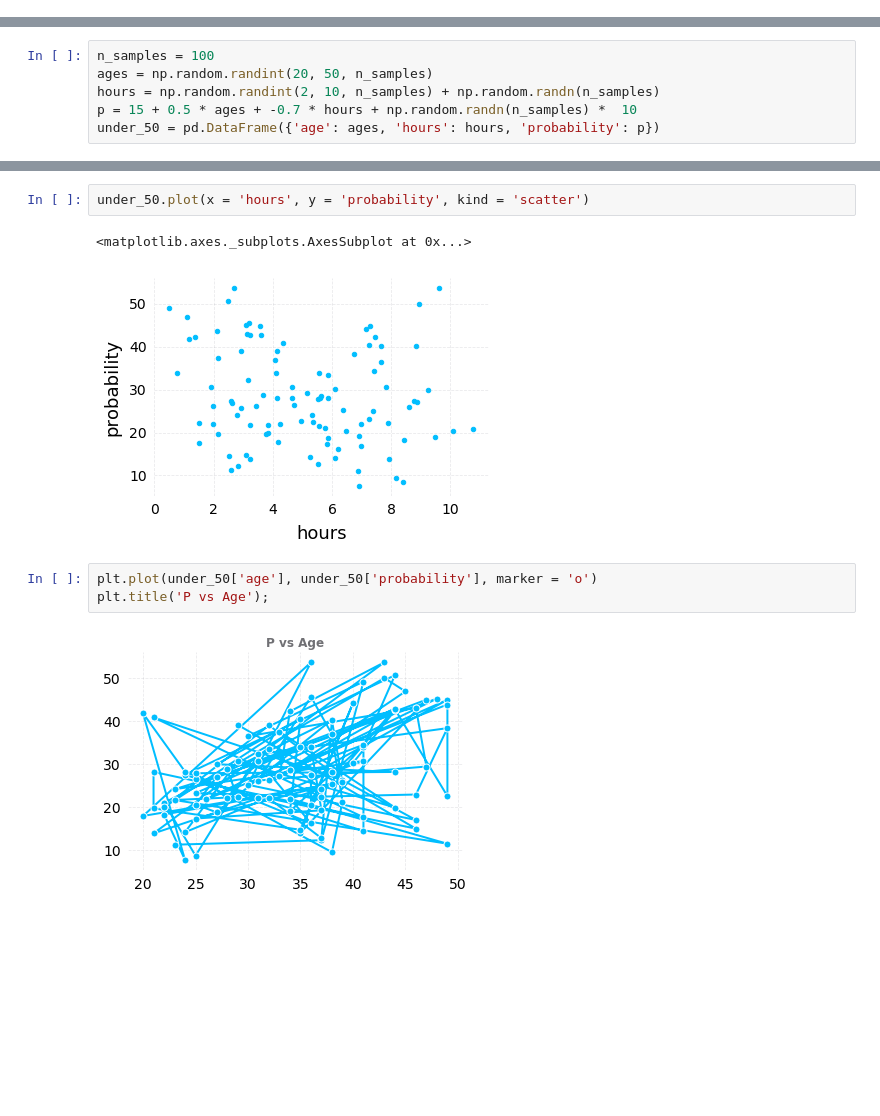
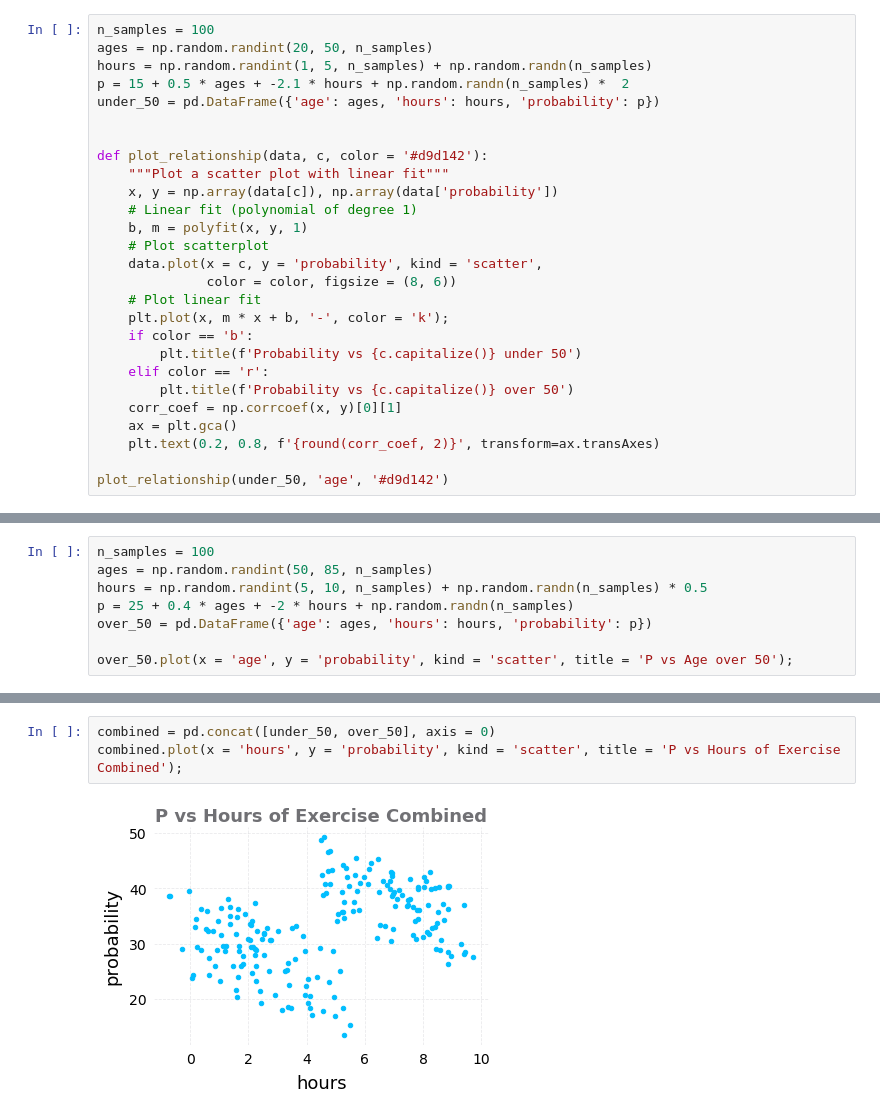
Before and after one commit to WillKoehrsen/Data-Analysis, a Jupyter notebook: statistics/Simpson's Paradox.ipynb, the cells around one changed output, grey strips where cells are left out. Drawn from its saved outputs; the diff is of its cells as text; blank space fills up the shorter version.

```diff
--- a/statistics/Simpson's Paradox.ipynb
+++ b/statistics/Simpson's Paradox.ipynb
@@ -37,0 +47,27 @@ data.round(2)
+# %%
+n_samples = 100
+ages = np.random.randint(20, 50, n_samples)
+hours = np.random.randint(1, 5, n_samples) + np.random.randn(n_samples)
+p = 15 + 0.5 * ages + -2.1 * hours + np.random.randn(n_samples) *  2
+under_50 = pd.DataFrame({'age': ages, 'hours': hours, 'probability': p})
+
+
+def plot_relationship(data, c, color = '#d9d142'):
+    """Plot a scatter plot with linear fit"""
+    x, y = np.array(data[c]), np.array(data['probability'])
+    # Linear fit (polynomial of degree 1)
+    b, m = polyfit(x, y, 1)
+    # Plot scatterplot
+    data.plot(x = c, y = 'probability', kind = 'scatter',
+              color = color, figsize = (8, 6))
+    # Plot linear fit
+    plt.plot(x, m * x + b, '-', color = 'k');
+    if color == 'b':
+        plt.title(f'Probability vs {c.capitalize()} under 50')
+    elif color == 'r':
+        plt.title(f'Probability vs {c.capitalize()} over 50')
+    corr_coef = np.corrcoef(x, y)[0][1]
+    ax = plt.gca()
+    plt.text(0.2, 0.8, f'{round(corr_coef, 2)}', transform=ax.transAxes)
+
+plot_relationship(under_50, 'age', '#d9d142')
@@ -38,6 +84,8 @@ data.round(2)
 # %%
 n_samples = 100
-ages = np.random.randint(20, 50, n_samples)
-hours = np.random.randint(2, 10, n_samples) + np.random.randn(n_samples)
-p = 15 + 0.5 * ages + -0.7 * hours + np.random.randn(n_samples) *  10
-under_50 = pd.DataFrame({'age': ages, 'hours': hours, 'probability': p})
+ages = np.random.randint(50, 85, n_samples)
+hours = np.random.randint(5, 10, n_samples) + np.random.randn(n_samples) * 0.5
+p = 25 + 0.4 * ages + -2 * hours + np.random.randn(n_samples)
+over_50 = pd.DataFrame({'age': ages, 'hours': hours, 'probability': p})
+
+over_50.plot(x = 'age', y = 'probability', kind = 'scatter', title = 'P vs Age over 50');
@@ -48,10 +102,5 @@ under_50.plot(x = 'age', y = 'probability', kind = 'scatter', title = 'P vs Age'
 # %%
-under_50.plot(x = 'hours', y = 'probability', kind = 'scatter')
+combined = pd.concat([under_50, over_50], axis = 0)
+combined.plot(x = 'hours', y = 'probability', kind = 'scatter', title = 'P vs Hours of Exercise Combined');
 # %% [output]
-<matplotlib.axes._subplots.AxesSubplot at 0x...>
-[figure, old version]
+[figure, new version]
-# %%
-plt.plot(under_50['age'], under_50['probability'], marker = 'o')
-plt.title('P vs Age');
-# %% [output]
-[figure, removed]
```
Also changed, not shown: parts of 15 cells of this notebook.
